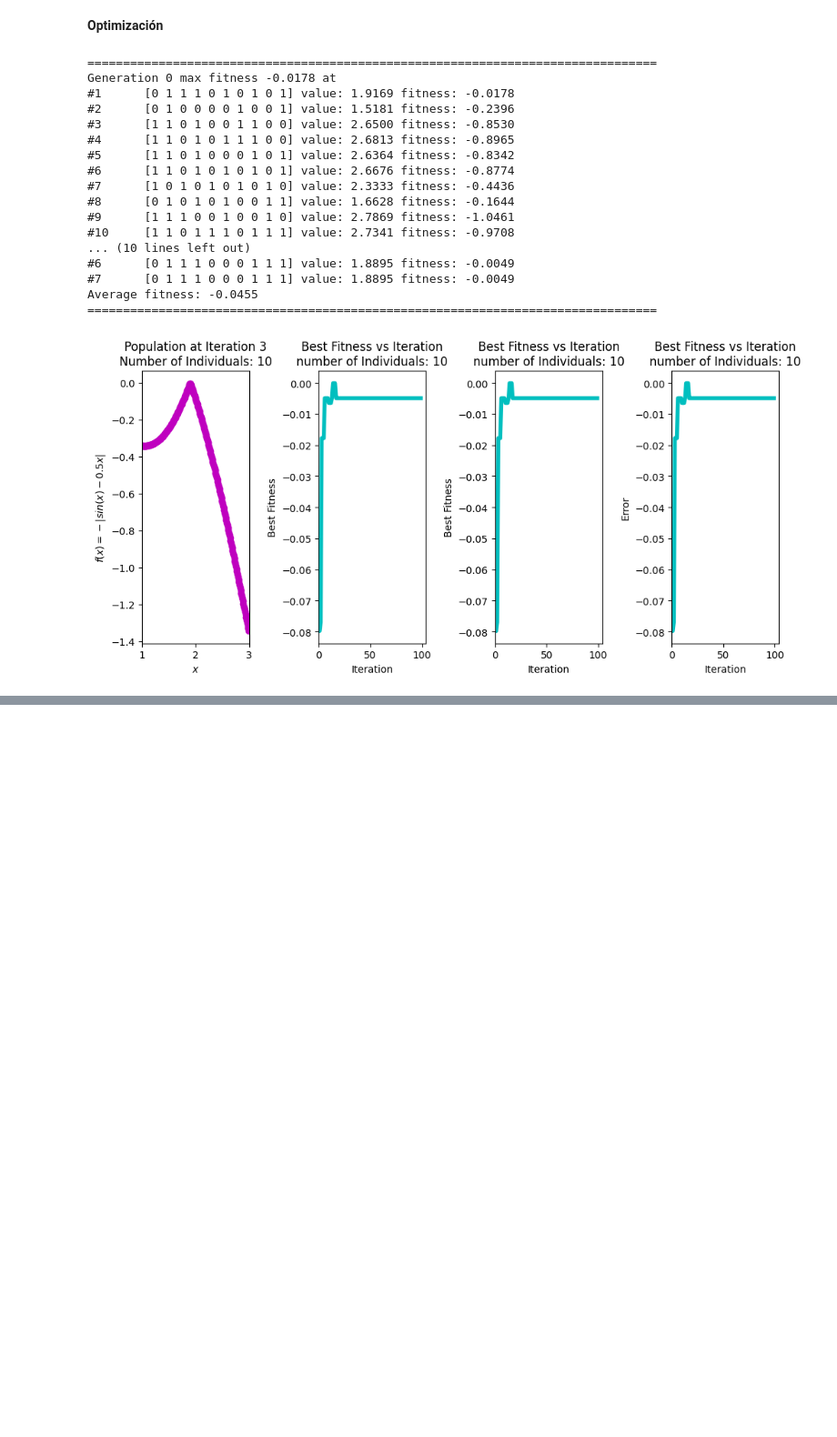
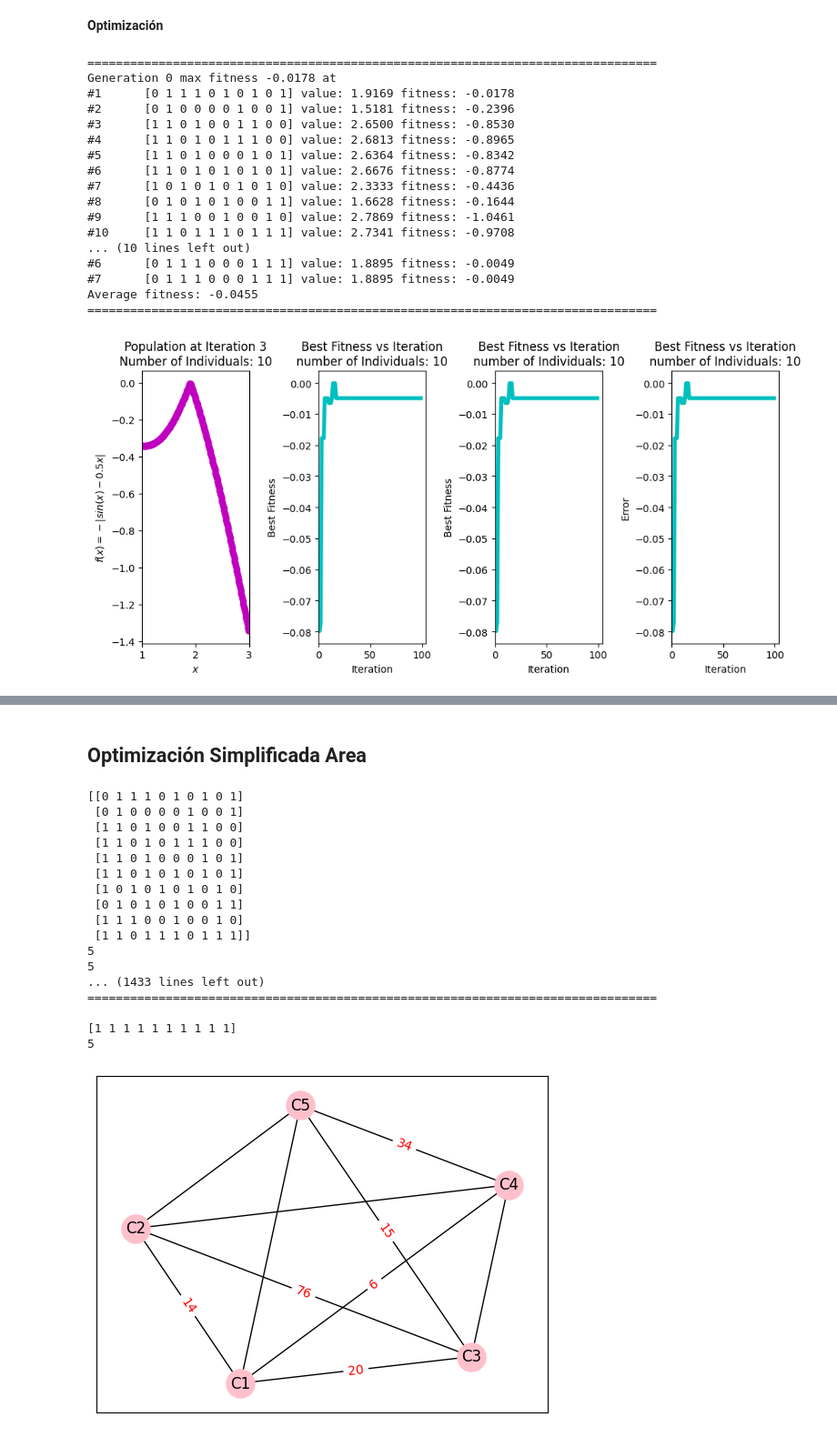
Before and after one commit to jtapiav/github-slideshow, a Jupyter notebook: GA.ipynb, the cells around one changed output, grey strips where cells are left out. Shown: that part at 91% size. Cells and saved outputs as stored; diff of their text form; code cells hidden in the pictures; blank space fills up the shorter version.

```diff
--- a/GA.ipynb
+++ b/GA.ipynb
@@ -950,0 +934,41 @@ Generation 1 max fitness -0.0547 at
+# %% [markdown]
+## Optimización Simplificada Area
+# %%
+def functionFitness( x ):
+  return - functionFitnessAverageHops( GA )
+
+
+
+GA = GeneticAlgorithm( populationSize=10, chromosomeSize=10,
+                       mutationType='bitstring', crossoverType='uniform', selectionType='ranking',
+                       functionDecode = functionDecode,
+                       functionFitness = functionFitness,
+                       plotResult = plotResult,
+                       numberMaximumIterations=100, epsilon = 0.001,
+                       randomState = 69, geneLimits = None )#
+GA.solve()
+GA.printResult()
+print( GA.bestCandidateOfGeneration[-1] )
+customOptimizatedChromosome = Chromosome( GA.bestCandidateOfGeneration[-1] )
+customOptimizatedGraph = CustomGraph( customOptimizatedChromosome )
+customOptimizatedGraph.drawGraph()
+#GA.plotResult( GA )
+# %% [output]
+[[0 1 1 1 0 1 0 1 0 1]
+ [0 1 0 0 0 0 1 0 0 1]
+ [1 1 0 1 0 0 1 1 0 0]
+ [1 1 0 1 0 1 1 1 0 0]
+ [1 1 0 1 0 0 0 1 0 1]
+ [1 1 0 1 0 1 0 1 0 1]
+ [1 0 1 0 1 0 1 0 1 0]
+ [0 1 0 1 0 1 0 0 1 1]
+ [1 1 1 0 0 1 0 0 1 0]
+ [1 1 0 1 1 1 0 1 1 1]]
+5
+5
+... (1433 lines left out)
+================================================================================
+
+[1 1 1 1 1 1 1 1 1 1]
+5
+[figure, added]
```
Also changed, not shown: parts of 28 cells of this notebook.
